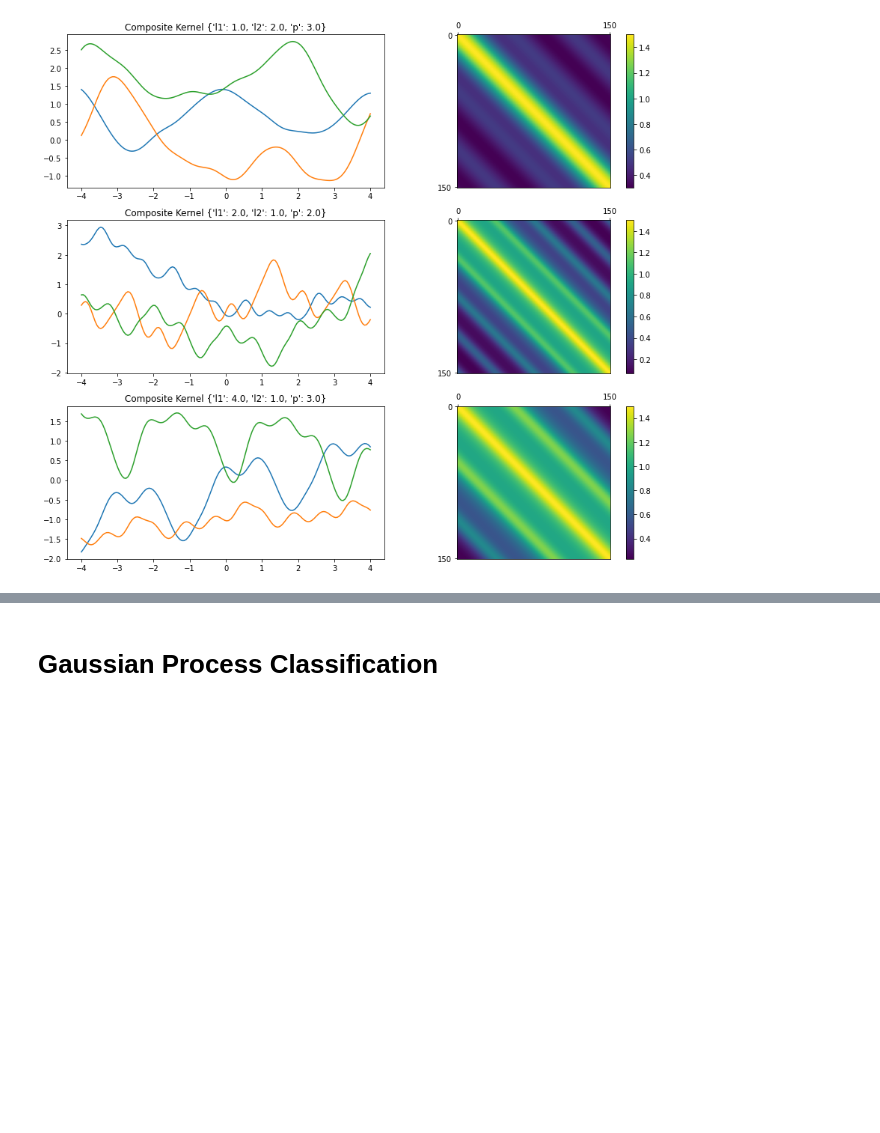
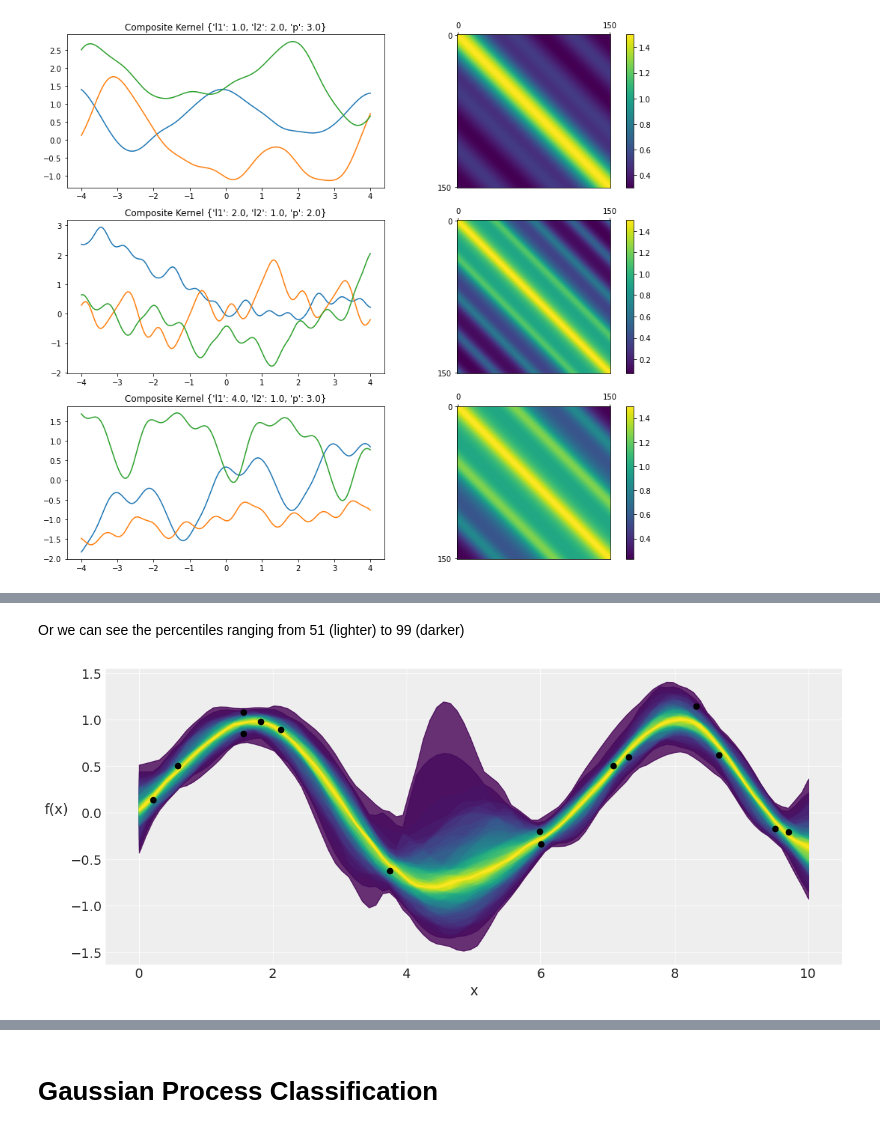
Before and after one commit to loreloc/bayesian-gp-regression, a Jupyter notebook: gaussian_processes.ipynb, the cells around one changed output, grey strips where cells are left out. Cells and saved outputs as stored; diff of their text form; code cells hidden in the pictures; blank space fills up the shorter version.

```diff
--- a/gaussian_processes.ipynb
+++ b/gaussian_processes.ipynb
@@ -140,0 +256,14 @@ plot_gp_sample("Composite Kernel", kernel_composite, kwargs_ls={'l1': [1.0, 2.0,
+# %% [markdown]
+Or we can see the percentiles ranging from 51 (lighter) to 99 (darker)
+# %%
+_, ax = plt.subplots(figsize=(12,5))
+
+pm.gp.util.plot_gp_dist(ax, pred_samples['f_pred'], X_new,
+palette='viridis', plot_samples=False);
+
+ax.plot(X, y, 'ko')
+ax.set_xlabel('x')
+ax.set_ylabel('f(x)', rotation=0, labelpad=15)
+plt.show()
+# %% [output]
+[figure, added]
```
Also changed, not shown: parts of 61 cells of this notebook.
